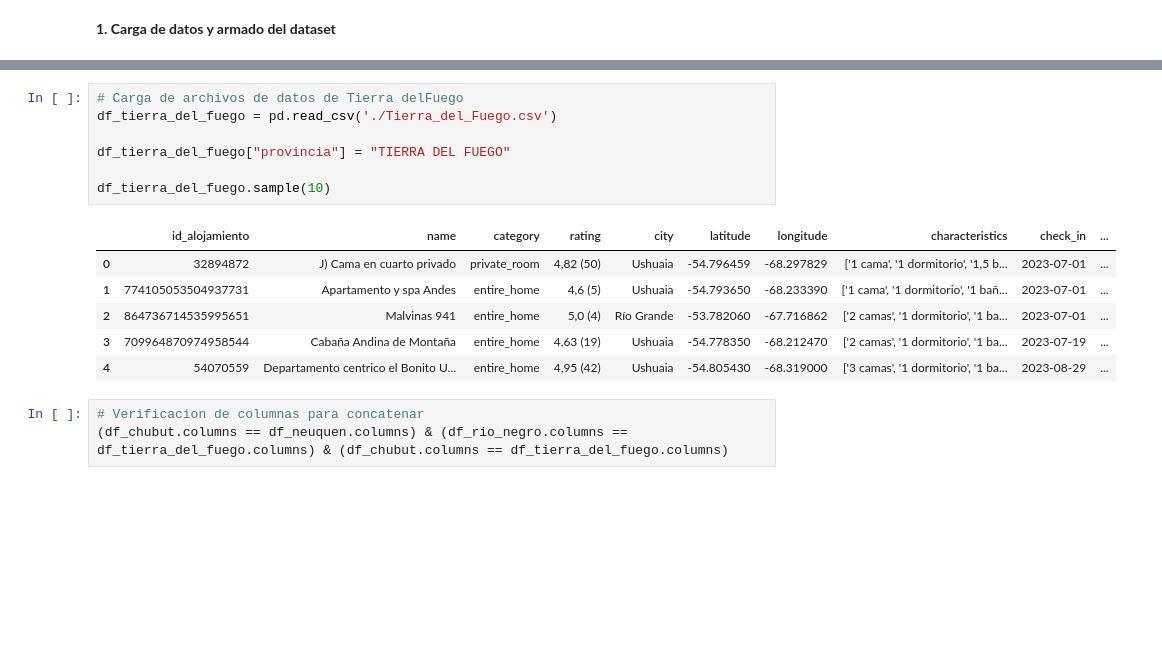
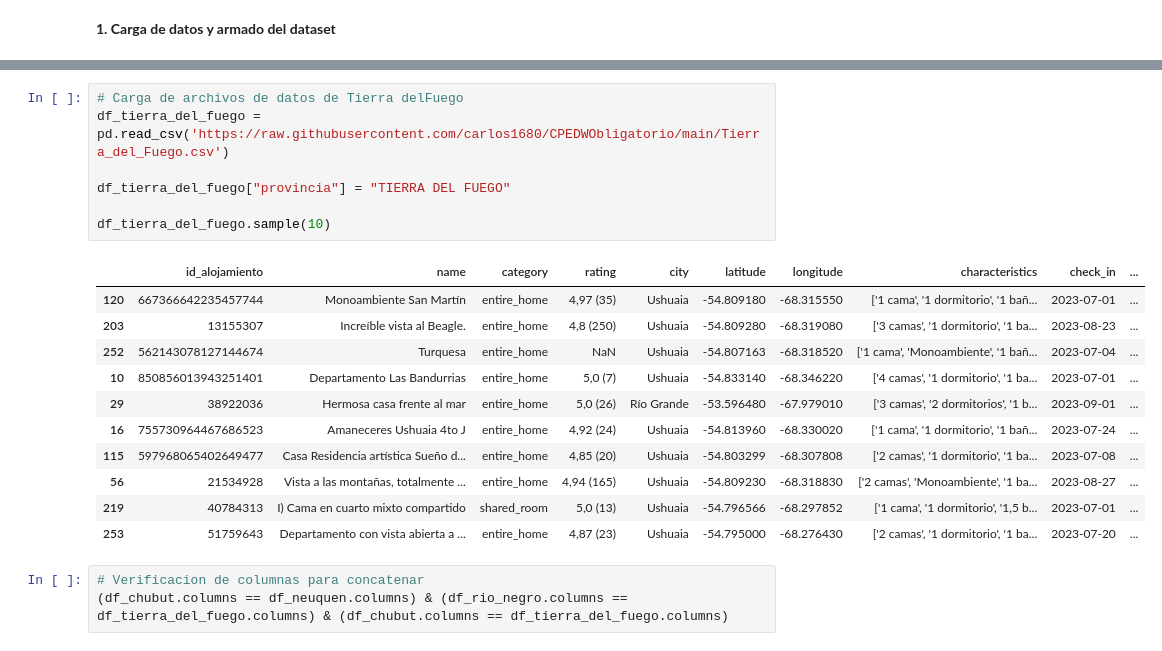
Before and after one commit to carlos1680/CPEDWObligatorio, a Jupyter notebook: trabajo.ipynb, the cells around one changed output, grey strips where cells are left out. Saved outputs shown, nothing was run; the diff lists cells and outputs as text; blank space fills up the shorter version.

```diff
--- a/trabajo.ipynb
+++ b/trabajo.ipynb
@@ -81,17 +96,22 @@ df_rio_negro.sample(10)
 # %%
 # Carga de archivos de datos de Tierra delFuego
-df_tierra_del_fuego = pd.read_csv('./Tierra_del_Fuego.csv')
+df_tierra_del_fuego = pd.read_csv('https://raw.githubusercontent.com/carlos1680/CPEDWObligatorio/main/Tierra_del_Fuego.csv')
 
 df_tierra_del_fuego["provincia"] = "TIERRA DEL FUEGO"
 
 df_tierra_del_fuego.sample(10)
 # %% [output]
 |  | id_alojamiento | name | category | rating | city | latitude | longitude | characteristics | check_in | ... |
-| 0 | 32894872 | J) Cama en cuarto privado | private_room | 4,82 (50) | Ushuaia | -54.796459 | -68.297829 | ['1 cama', '1 dormitorio', '1,5 b... | 2023-07-01 | ... |
-| 1 | 774105053504937731 | Apartamento y spa Andes | entire_home | 4,6 (5) | Ushuaia | -54.793650 | -68.233390 | ['1 cama', '1 dormitorio', '1 bañ... | 2023-07-01 | ... |
-| 2 | 864736714535995651 | Malvinas 941 | entire_home | 5,0 (4) | Río Grande | -53.782060 | -67.716862 | ['2 camas', '1 dormitorio', '1 ba... | 2023-07-01 | ... |
-| 3 | 709964870974958544 | Cabaña Andina de Montaña | entire_home | 4,63 (19) | Ushuaia | -54.778350 | -68.212470 | ['2 camas', '1 dormitorio', '1 ba... | 2023-07-19 | ... |
-| 4 | 54070559 | Departamento centrico el Bonito U... | entire_home | 4,95 (42) | Ushuaia | -54.805430 | -68.319000 | ['3 camas', '1 dormitorio', '1 ba... | 2023-08-29 | ... |
+| 120 | 667366642235457744 | Monoambiente San Martín | entire_home | 4,97 (35) | Ushuaia | -54.809180 | -68.315550 | ['1 cama', '1 dormitorio', '1 bañ... | 2023-07-01 | ... |
+| 203 | 13155307 | Increíble vista al Beagle. | entire_home | 4,8 (250) | Ushuaia | -54.809280 | -68.319080 | ['3 camas', '1 dormitorio', '1 ba... | 2023-08-23 | ... |
+| 252 | 562143078127144674 | Turquesa | entire_home | NaN | Ushuaia | -54.807163 | -68.318520 | ['1 cama', 'Monoambiente', '1 bañ... | 2023-07-04 | ... |
+| 10 | 850856013943251401 | Departamento Las Bandurrias | entire_home | 5,0 (7) | Ushuaia | -54.833140 | -68.346220 | ['4 camas', '1 dormitorio', '1 ba... | 2023-07-01 | ... |
+| 29 | 38922036 | Hermosa casa frente al mar | entire_home | 5,0 (26) | Río Grande | -53.596480 | -67.979010 | ['3 camas', '2 dormitorios', '1 b... | 2023-09-01 | ... |
+| 16 | 755730964467686523 | Amaneceres Ushuaia 4to J | entire_home | 4,92 (24) | Ushuaia | -54.813960 | -68.330020 | ['1 cama', '1 dormitorio', '1 bañ... | 2023-07-24 | ... |
+| 115 | 597968065402649477 | Casa Residencia artística Sueño d... | entire_home | 4,85 (20) | Ushuaia | -54.803299 | -68.307808 | ['2 camas', '1 dormitorio', '1 ba... | 2023-07-08 | ... |
+| 56 | 21534928 | Vista a las montañas, totalmente ... | entire_home | 4,94 (165) | Ushuaia | -54.809230 | -68.318830 | ['2 camas', 'Monoambiente', '1 ba... | 2023-08-27 | ... |
+| 219 | 40784313 | I) Cama en cuarto mixto compartido | shared_room | 5,0 (13) | Ushuaia | -54.796566 | -68.297852 | ['1 cama', '1 dormitorio', '1,5 b... | 2023-07-01 | ... |
+| 253 | 51759643 | Departamento con vista abierta a ... | entire_home | 4,87 (23) | Ushuaia | -54.795000 | -68.276430 | ['2 camas', '1 dormitorio', '1 ba... | 2023-07-20 | ... |
 # %%
 # Verificacion de columnas para concatenar
 (df_chubut.columns == df_neuquen.columns) & (df_rio_negro.columns == df_tierra_del_fuego.columns) & (df_chubut.columns == df_tierra_del_fuego.columns)
```
Also changed, not shown: parts of 4 cells of this notebook.
